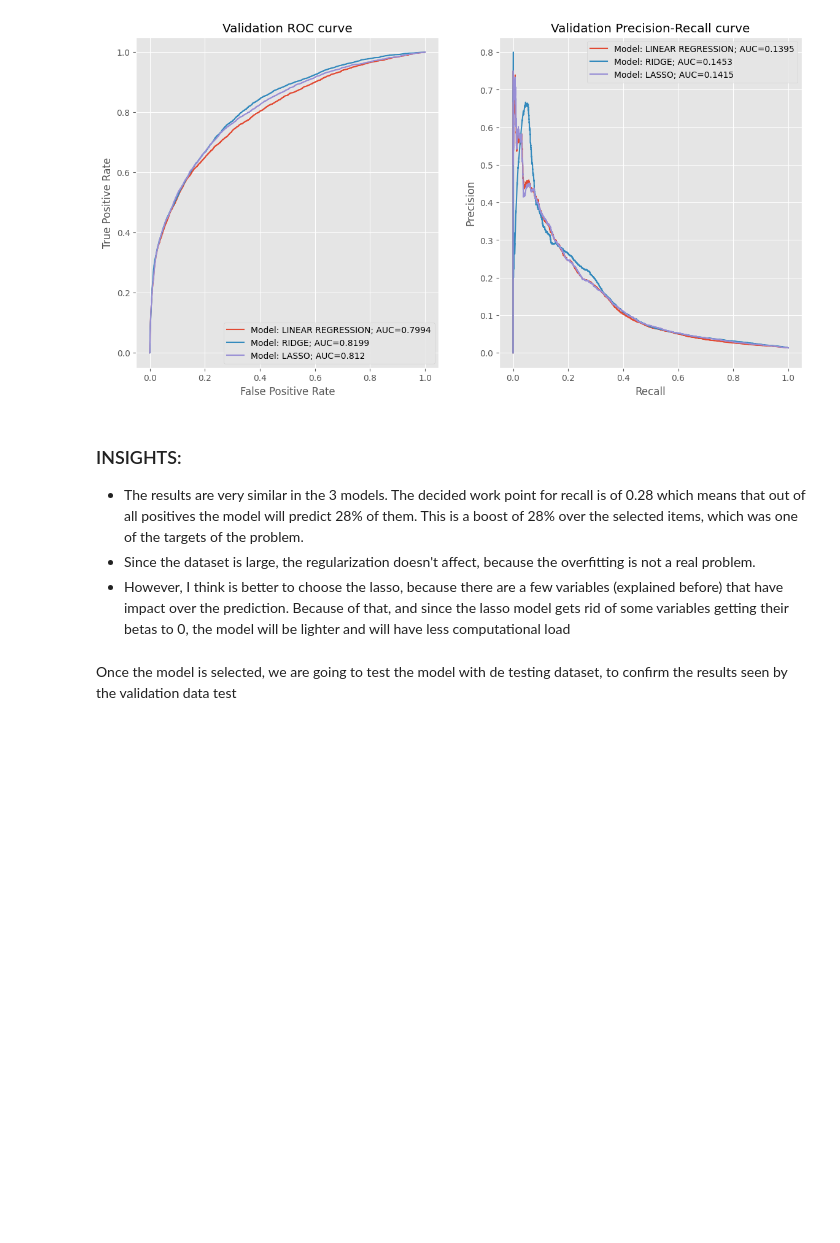
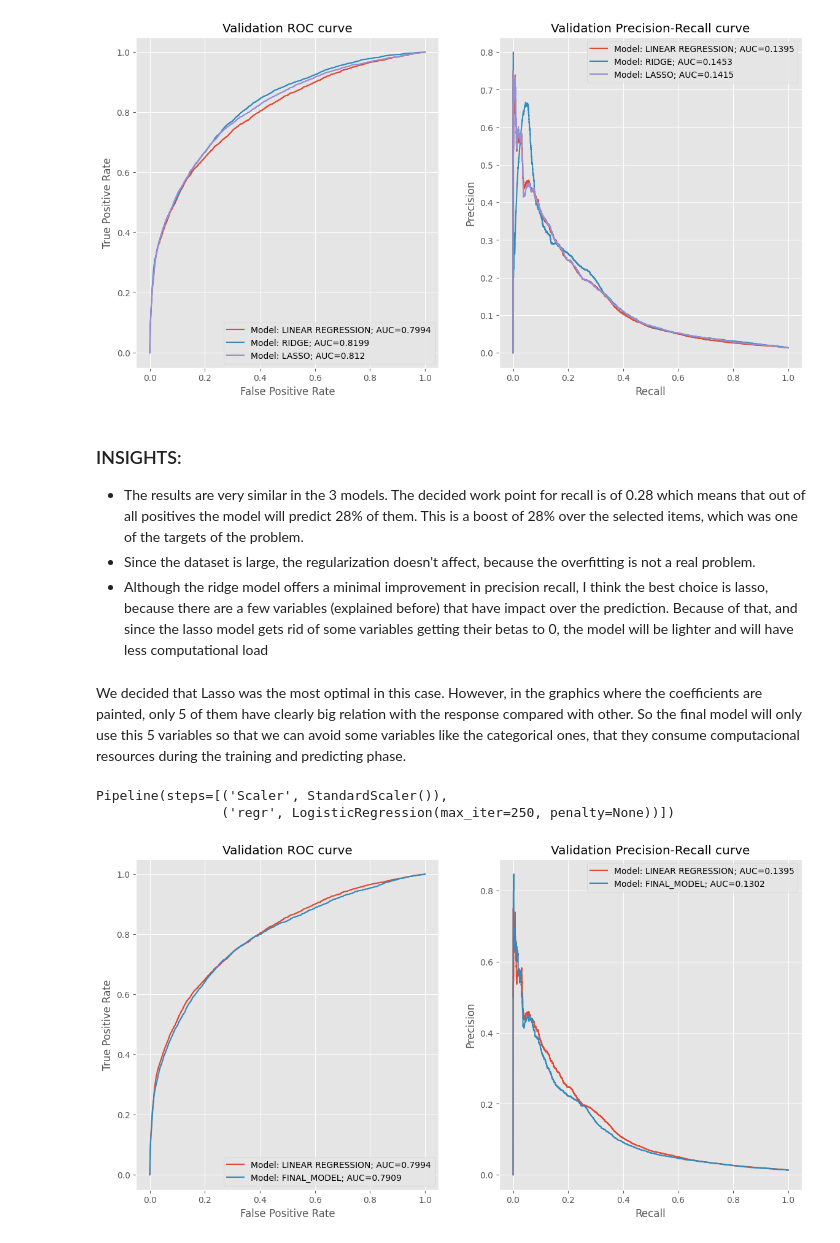
Before and after one commit to uhernando002/zrive-ds, a Jupyter notebook: src/module_3/module_3_milestone1.ipynb, the cells around one changed output. Drawn from its saved outputs; the diff is of its cells as text; code cells hidden in the pictures; blank space fills up the shorter version.

```diff
--- a/src/module_3/module_3_milestone1.ipynb
+++ b/src/module_3/module_3_milestone1.ipynb
@@ -421,6 +442,30 @@ for prob, model_name in zip(models_prob, model_names):
 - The results are very similar in the 3 models. The decided work point for recall is of 0.28 which means that out of all positives the model will predict 28% of them. This is a boost of 28% over
 the selected items, which was one of the targets of the problem.
 - Since the dataset is large, the regularization doesn't affect, because the overfitting is not a real problem.
-- However, I think is better to choose the lasso, because there are a few variables (explained before) that have impact over the prediction. Because of that, and since the lasso model gets rid of some variables getting their betas to 0, the model will be lighter and will have less computational load
+- Although the ridge model offers a minimal improvement in precision recall, I think the best choice is lasso, because there are a few variables (explained before) that have impact over the prediction. Because of that, and since the lasso model gets rid of some variables getting their betas to 0, the model will be lighter and will have less computational load
-# %% [markdown]
-Once the model is selected, we are going to test the model with de testing dataset, to confirm the results seen by the validation data test
+# %% [markdown]
+We decided that Lasso was the most optimal in this case. However, in the graphics where the coefficients are painted, only 5 of them have clearly big relation with the response compared with other. So the final model will only use this 5 variables so that we can avoid some variables like the categorical ones, that they consume computacional resources during the training and predicting phase.
+# %%
+selected_columns = ['abandoned_before', 'ordered_before', 'global_popularity', 'user_order_seq', 'normalised_price']
+
+final_model = Pipeline([
+        ('Scaler', StandardScaler()),
+        ('regr', linear_model.LogisticRegression(penalty=None, max_iter=250, solver='lbfgs'))
+    ])
+final_model.fit(X_train[selected_columns], Y_train)
+# %% [output]
+Pipeline(steps=[('Scaler', StandardScaler()),
+                ('regr', LogisticRegression(max_iter=250, penalty=None))])
+# %%
+Y_prob_final = final_model.predict_proba(X_validation[selected_columns])[:,1]
+# %%
+fig, ax = plt.subplots(1, 2, figsize = (14,7))
+
+models_prob = [Y_prob_lr, Y_prob_final]
+model_names = ['LINEAR REGRESSION', 'FINAL_MODEL']
+
+for prob, model_name in zip(models_prob, model_names):
+    roc, auc_roc, precision_recall, auc_precrec = calculate_metrics(prob, Y_validation)
+    plot_metrics(f"Model: {model_name}", roc, auc_roc, precision_recall, auc_precrec, figure=(fig,ax))
+# %% [output]
+[figure, added]
```
Also changed, not shown: parts of 19 cells of this notebook.
